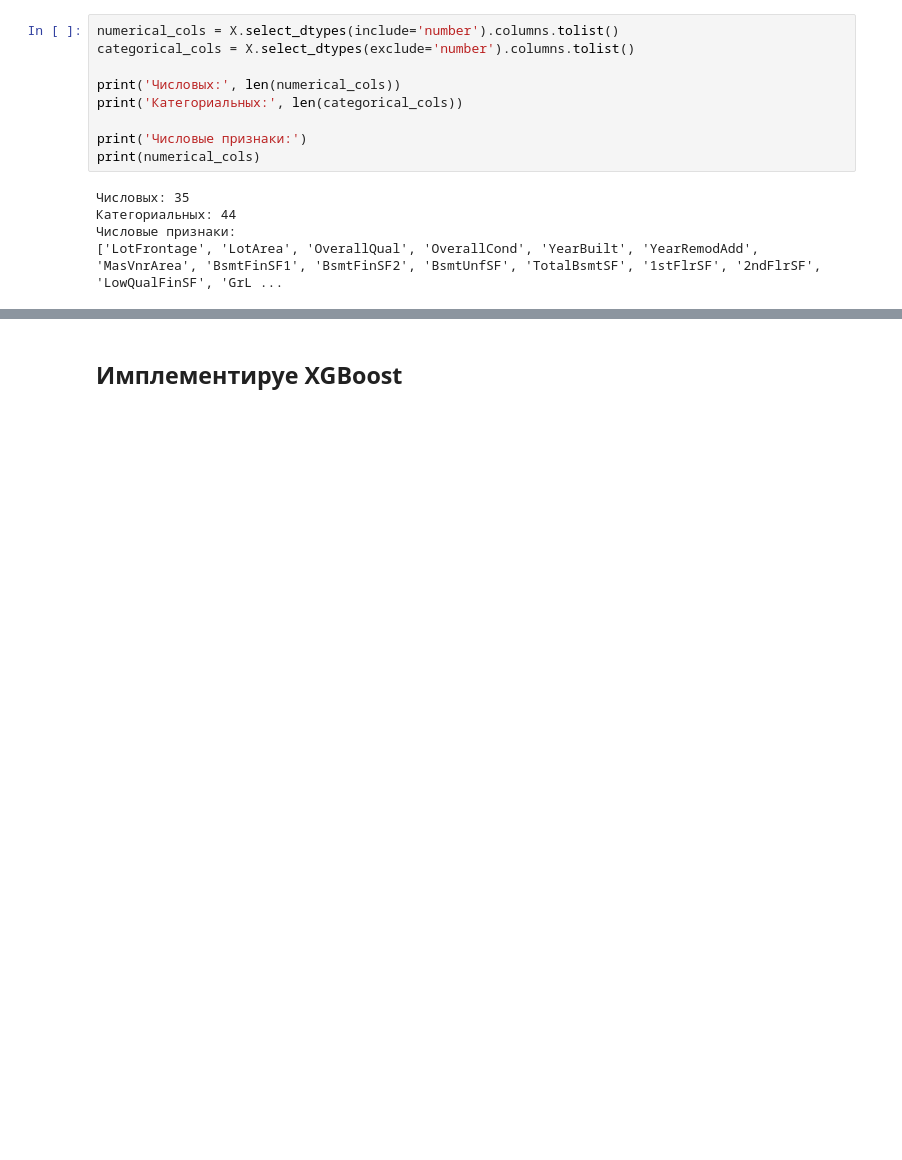
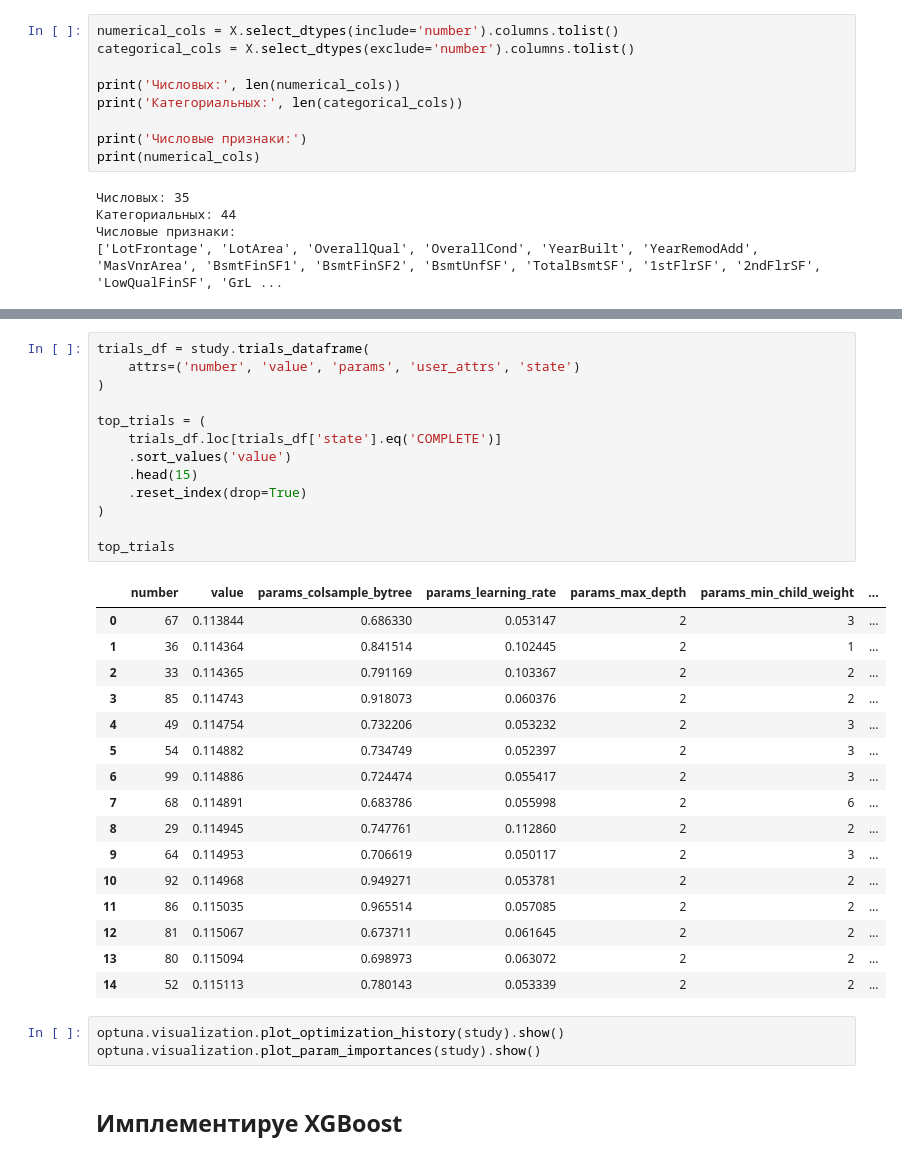
Before and after one commit to AntonUkhabin/House_Prices_Kaggle, a Jupyter notebook: draft.ipynb, the cells around one changed output, grey strips where cells are left out. Cells and saved outputs as stored; diff of their text form; blank space fills up the shorter version.

Commit message:
XGBoost optuna tuned

```diff
--- a/draft.ipynb
+++ b/draft.ipynb
@@ -128,3 +401,36 @@ print(numerical_cols)
+# %%
+trials_df = study.trials_dataframe(
+    attrs=('number', 'value', 'params', 'user_attrs', 'state')
+)
+
+top_trials = (
+    trials_df.loc[trials_df['state'].eq('COMPLETE')]
+    .sort_values('value')
+    .head(15)
+    .reset_index(drop=True)
+)
+
+top_trials
+# %% [output]
+|  | number | value | params_colsample_bytree | params_learning_rate | params_max_depth | params_min_child_weight | ... |
+| 0 | 67 | 0.113844 | 0.686330 | 0.053147 | 2 | 3 | ... |
+| 1 | 36 | 0.114364 | 0.841514 | 0.102445 | 2 | 1 | ... |
+| 2 | 33 | 0.114365 | 0.791169 | 0.103367 | 2 | 2 | ... |
+| 3 | 85 | 0.114743 | 0.918073 | 0.060376 | 2 | 2 | ... |
+| 4 | 49 | 0.114754 | 0.732206 | 0.053232 | 2 | 3 | ... |
+| 5 | 54 | 0.114882 | 0.734749 | 0.052397 | 2 | 3 | ... |
+| 6 | 99 | 0.114886 | 0.724474 | 0.055417 | 2 | 3 | ... |
+| 7 | 68 | 0.114891 | 0.683786 | 0.055998 | 2 | 6 | ... |
+| 8 | 29 | 0.114945 | 0.747761 | 0.112860 | 2 | 2 | ... |
+| 9 | 64 | 0.114953 | 0.706619 | 0.050117 | 2 | 3 | ... |
+| 10 | 92 | 0.114968 | 0.949271 | 0.053781 | 2 | 2 | ... |
+| 11 | 86 | 0.115035 | 0.965514 | 0.057085 | 2 | 2 | ... |
+| 12 | 81 | 0.115067 | 0.673711 | 0.061645 | 2 | 2 | ... |
+| 13 | 80 | 0.115094 | 0.698973 | 0.063072 | 2 | 2 | ... |
+| 14 | 52 | 0.115113 | 0.780143 | 0.053339 | 2 | 2 | ... |
+# %%
+optuna.visualization.plot_optimization_history(study).show()
+optuna.visualization.plot_param_importances(study).show()
 # %% [markdown]
 ## Имплементируе XGBoost
 # %%
```
Also changed, not shown: parts of 8 cells of this notebook, 1 other file.
